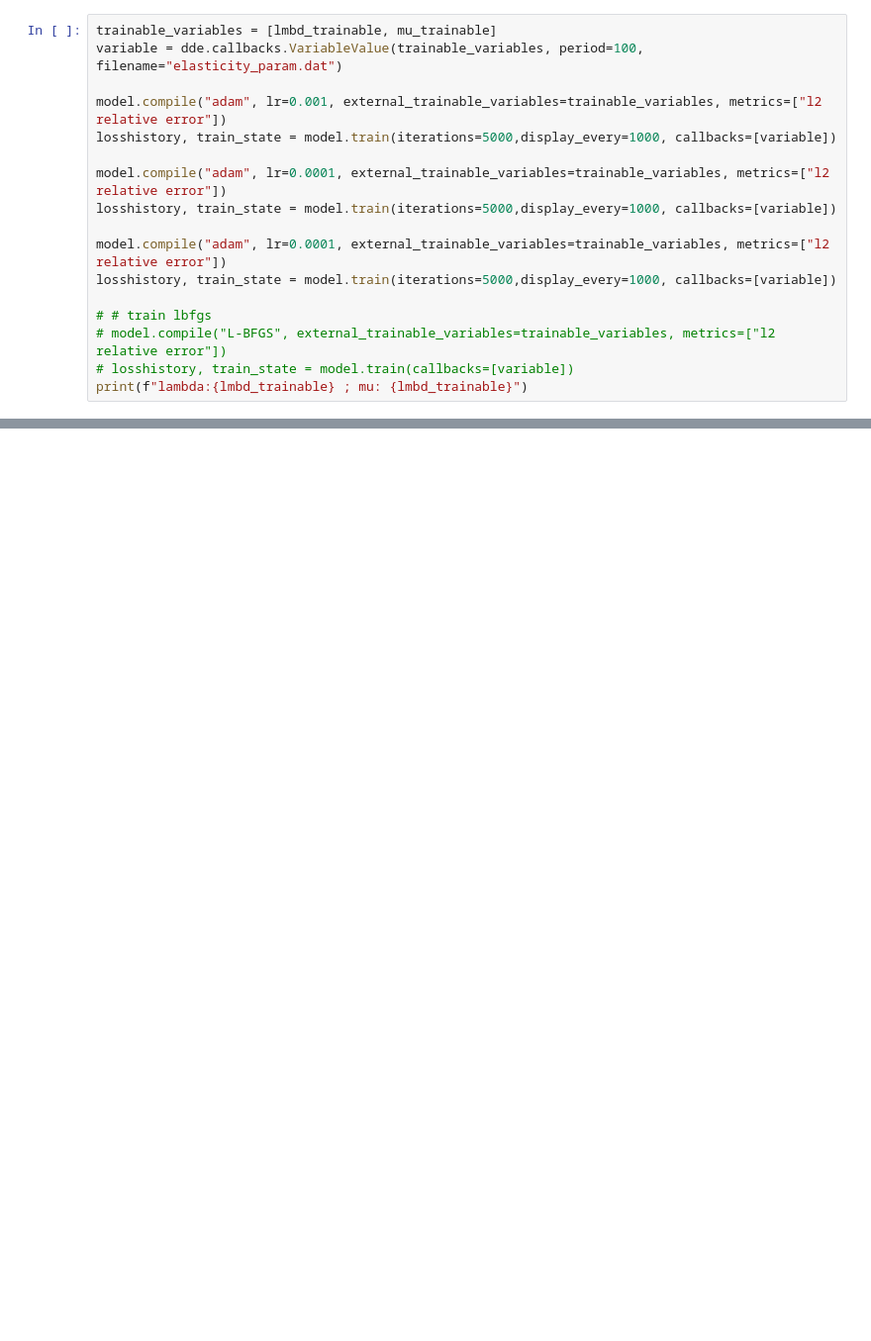
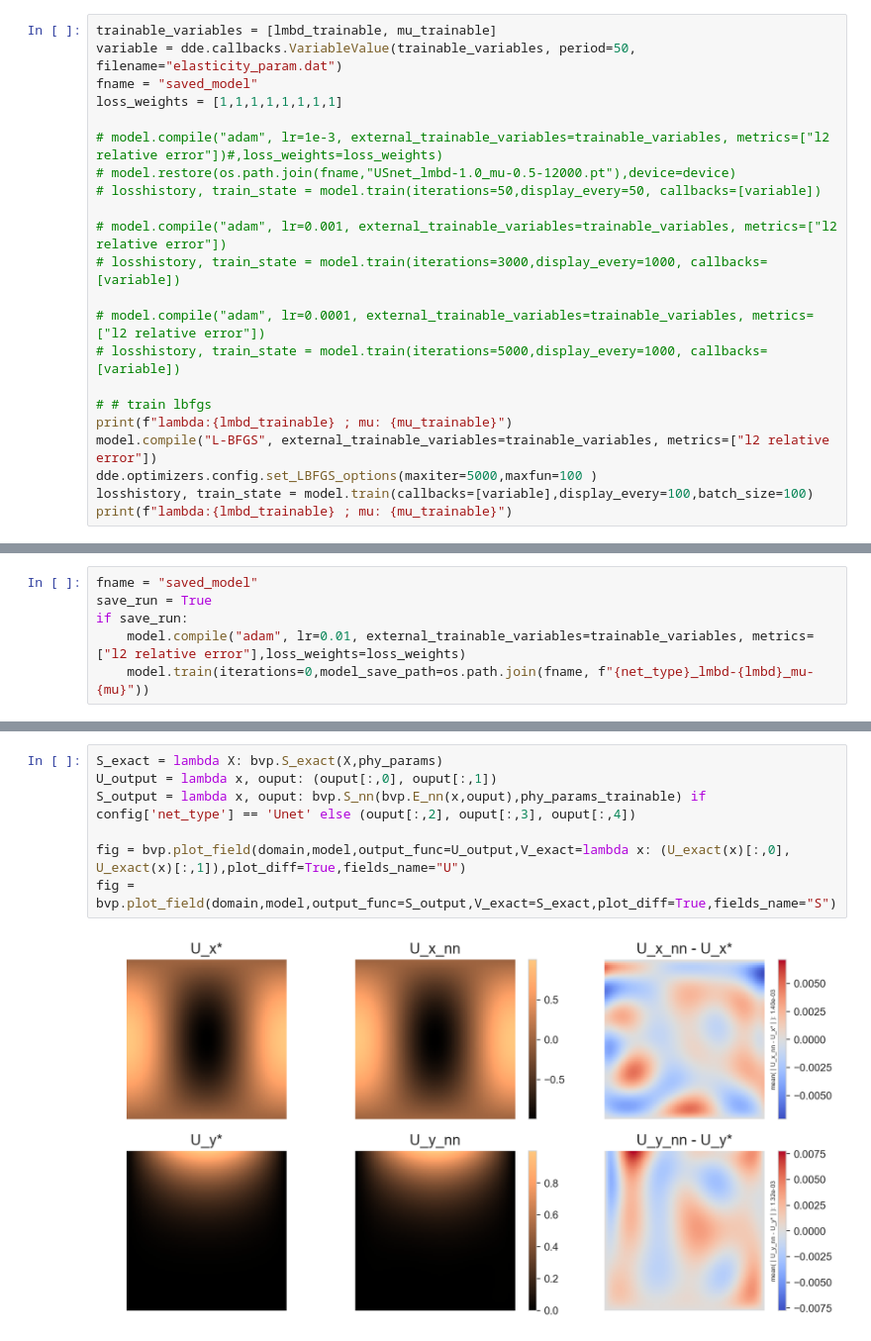
Before and after one commit to bonneted/pinn-cm, a Jupyter notebook: inverse/elasticity_identification.ipynb, the cells around one changed output, grey strips where cells are left out. Shown at 99% size. Drawn from its saved outputs; the diff is of its cells as text; blank space fills up the shorter version.

Commit message:
elasticity identification

```diff
--- a/inverse/elasticity_identification.ipynb
+++ b/inverse/elasticity_identification.ipynb
@@ -65,18 +124,23 @@ model, net_wrong_elasticity, pde_net, energy_net, mat_net = bvp.model_setup(geom
 # %%
 trainable_variables = [lmbd_trainable, mu_trainable]
-variable = dde.callbacks.VariableValue(trainable_variables, period=100, filename="elasticity_param.dat")
+variable = dde.callbacks.VariableValue(trainable_variables, period=50, filename="elasticity_param.dat")
+fname = "saved_model"
+loss_weights = [1,1,1,1,1,1,1,1]
 
-model.compile("adam", lr=0.001, external_trainable_variables=trainable_variables, metrics=["l2 relative error"])
-losshistory, train_state = model.train(iterations=5000,display_every=1000, callbacks=[variable])
+# model.compile("adam", lr=1e-3, external_trainable_variables=trainable_variables, metrics=["l2 relative error"])#,loss_weights=loss_weights)
+# model.restore(os.path.join(fname,"USnet_lmbd-1.0_mu-0.5-12000.pt"),device=device)
+# losshistory, train_state = model.train(iterations=50,display_every=50, callbacks=[variable])
 
-model.compile("adam", lr=0.0001, external_trainable_variables=trainable_variables, metrics=["l2 relative error"])
-losshistory, train_state = model.train(iterations=5000,display_every=1000, callbacks=[variable])
+# model.compile("adam", lr=0.001, external_trainable_variables=trainable_variables, metrics=["l2 relative error"])
+# losshistory, train_state = model.train(iterations=3000,display_every=1000, callbacks=[variable])
 
-model.compile("adam", lr=0.0001, external_trainable_variables=trainable_variables, metrics=["l2 relative error"])
-losshistory, train_state = model.train(iterations=5000,display_every=1000, callbacks=[variable])
+# model.compile("adam", lr=0.0001, external_trainable_variables=trainable_variables, metrics=["l2 relative error"])
+# losshistory, train_state = model.train(iterations=5000,display_every=1000, callbacks=[variable])
 
 # # train lbfgs
-# model.compile("L-BFGS", external_trainable_variables=trainable_variables, metrics=["l2 relative error"])
-# losshistory, train_state = model.train(callbacks=[variable])
-print(f"lambda:{lmbd_trainable} ; mu: {lmbd_trainable}")
+print(f"lambda:{lmbd_trainable} ; mu: {mu_trainable}")
+model.compile("L-BFGS", external_trainable_variables=trainable_variables, metrics=["l2 relative error"])
+dde.optimizers.config.set_LBFGS_options(maxiter=5000,maxfun=100 )
+losshistory, train_state = model.train(callbacks=[variable],display_every=100,batch_size=100)
+print(f"lambda:{lmbd_trainable} ; mu: {mu_trainable}")
 # %% [output]
@@ -100,0 +164,6 @@ KeyboardInterrupt:
+# %%
+fname = "saved_model"
+save_run = True
+if save_run:
+    model.compile("adam", lr=0.01, external_trainable_variables=trainable_variables, metrics=["l2 relative error"],loss_weights=loss_weights)
+    model.train(iterations=0,model_save_path=os.path.join(fname, f"{net_type}_lmbd-{lmbd}_mu-{mu}"))
@@ -100,0 +190,9 @@ KeyboardInterrupt:
+# %%
+S_exact = lambda X: bvp.S_exact(X,phy_params)
+U_output = lambda x, ouput: (ouput[:,0], ouput[:,1])
+S_output = lambda x, ouput: bvp.S_nn(bvp.E_nn(x,ouput),phy_params_trainable) if config['net_type'] == 'Unet' else (ouput[:,2], ouput[:,3], ouput[:,4])
+
+fig = bvp.plot_field(domain,model,output_func=U_output,V_exact=lambda x: (U_exact(x)[:,0], U_exact(x)[:,1]),plot_diff=True,fields_name="U")
+fig = bvp.plot_field(domain,model,output_func=S_output,V_exact=S_exact,plot_diff=True,fields_name="S")
+# %% [output]
+[figure, added]
```
Also changed, not shown: parts of 9 cells of this notebook.
